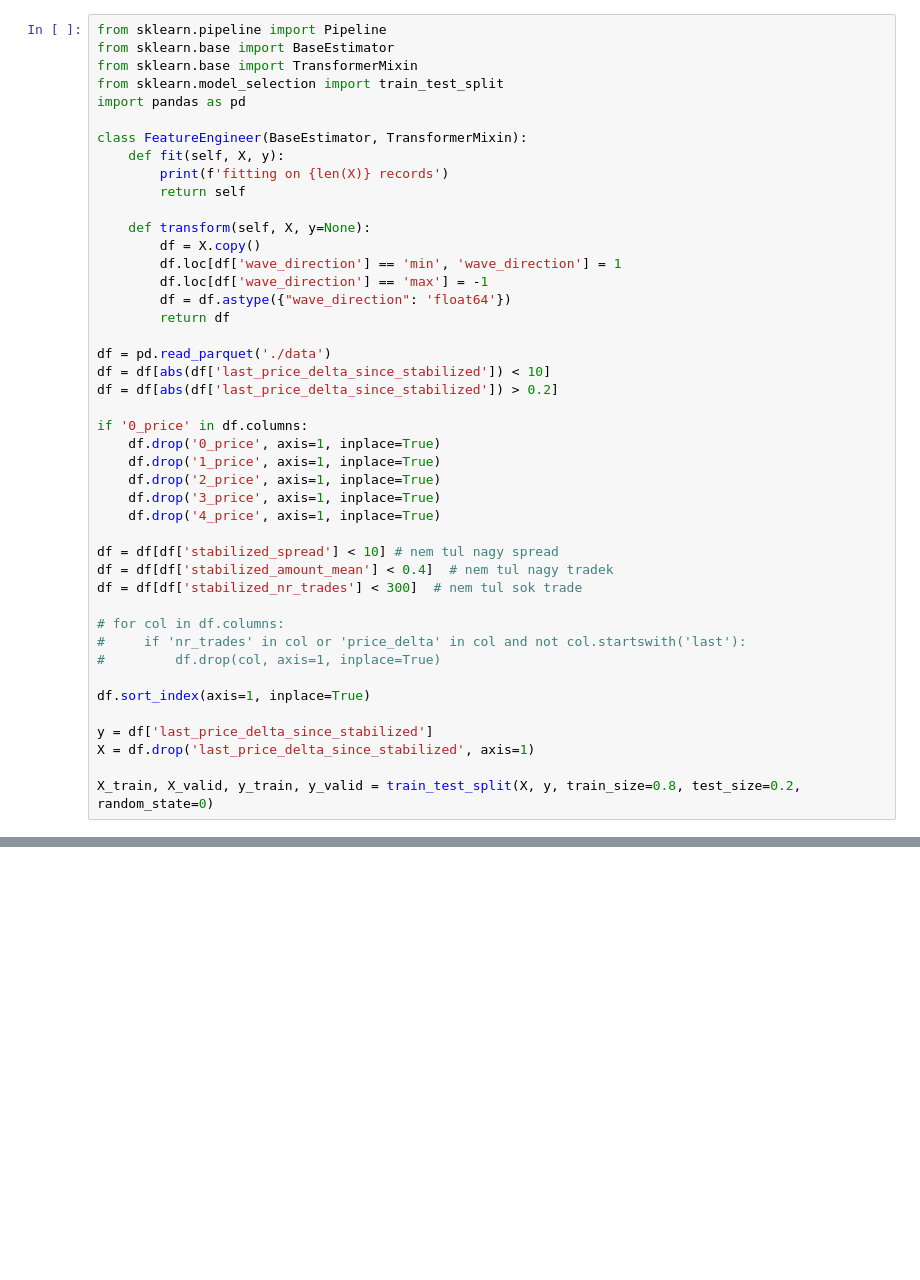
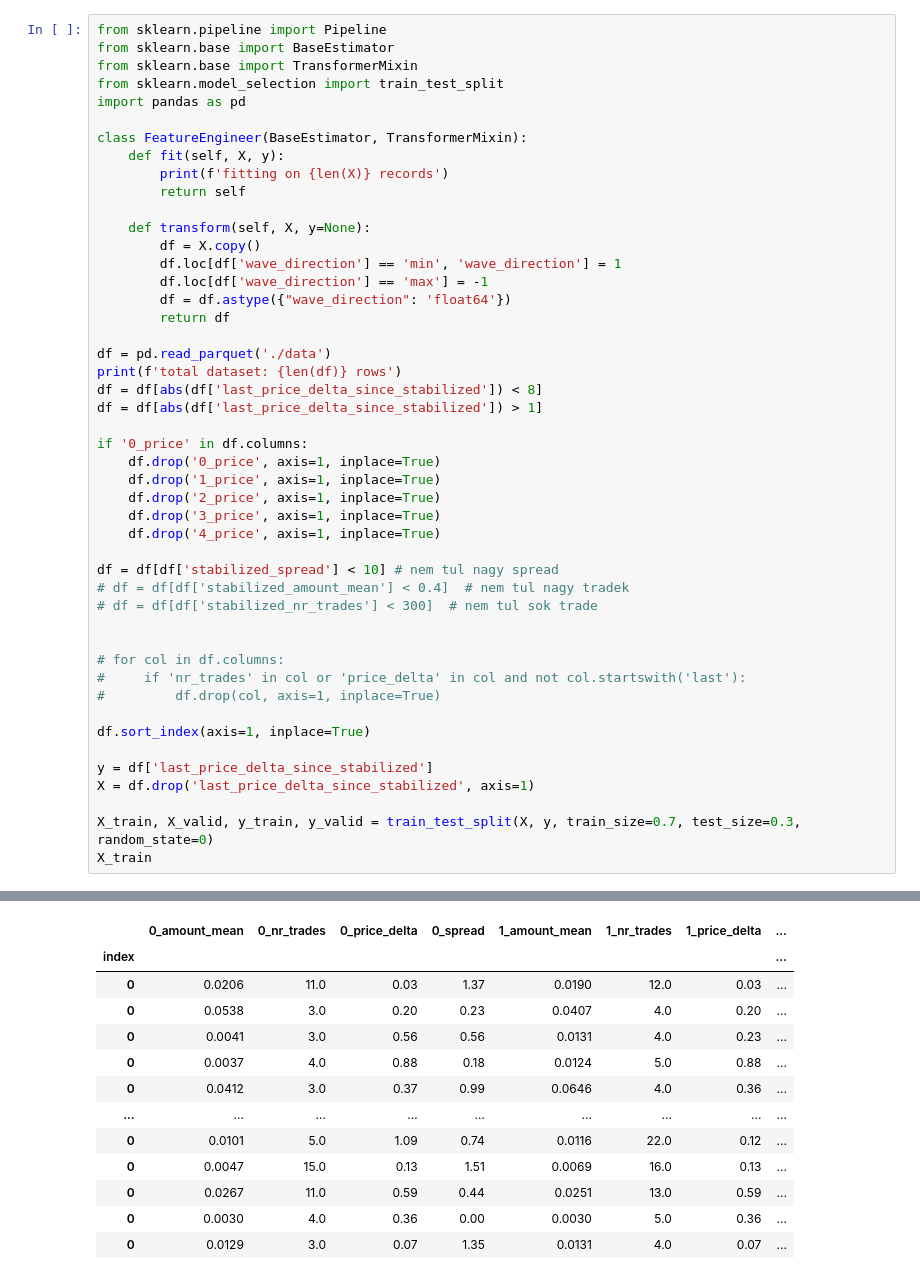
Before and after one commit to kjozsa/spreadsurfer, a Jupyter notebook: train_pipeline.ipynb, the cells around one changed output, grey strips where cells are left out. Drawn from its saved outputs; the diff is of its cells as text; blank space fills up the shorter version.

```diff
--- a/train_pipeline.ipynb
+++ b/train_pipeline.ipynb
@@ -18,8 +18,9 @@ class FeatureEngineer(BaseEstimator, TransformerMixin):
         return df
 
 df = pd.read_parquet('./data')
-df = df[abs(df['last_price_delta_since_stabilized']) < 10]
-df = df[abs(df['last_price_delta_since_stabilized']) > 0.2]
+print(f'total dataset: {len(df)} rows')
+df = df[abs(df['last_price_delta_since_stabilized']) < 8]
+df = df[abs(df['last_price_delta_since_stabilized']) > 1]
 
 if '0_price' in df.columns:
     df.drop('0_price', axis=1, inplace=True)
@@ -29,8 +30,9 @@ if '0_price' in df.columns:
     df.drop('4_price', axis=1, inplace=True)
 
 df = df[df['stabilized_spread'] < 10] # nem tul nagy spread
-df = df[df['stabilized_amount_mean'] < 0.4]  # nem tul nagy tradek
-df = df[df['stabilized_nr_trades'] < 300]  # nem tul sok trade
+# df = df[df['stabilized_amount_mean'] < 0.4]  # nem tul nagy tradek
+# df = df[df['stabilized_nr_trades'] < 300]  # nem tul sok trade
+
 
 # for col in df.columns:
 #     if 'nr_trades' in col or 'price_delta' in col and not col.startswith('last'):
@@ -41,4 +43,6 @@ df.sort_index(axis=1, inplace=True)
 y = df['last_price_delta_since_stabilized']
 X = df.drop('last_price_delta_since_stabilized', axis=1)
 
-X_train, X_valid, y_train, y_valid = train_test_split(X, y, train_size=0.8, test_size=0.2, random_state=0)
+X_train, X_valid, y_train, y_valid = train_test_split(X, y, train_size=0.7, test_size=0.3, random_state=0)
+X_train
+# %% [output]
@@ -44,0 +50,13 @@ X_train, X_valid, y_train, y_valid = train_test_split(X, y, train_size=0.8, test
+|  | 0_amount_mean | 0_nr_trades | 0_price_delta | 0_spread | 1_amount_mean | 1_nr_trades | 1_price_delta | ... |
+| index |  |  |  |  |  |  |  | ... |
+| 0 | 0.0206 | 11.0 | 0.03 | 1.37 | 0.0190 | 12.0 | 0.03 | ... |
+| 0 | 0.0538 | 3.0 | 0.20 | 0.23 | 0.0407 | 4.0 | 0.20 | ... |
+| 0 | 0.0041 | 3.0 | 0.56 | 0.56 | 0.0131 | 4.0 | 0.23 | ... |
+| 0 | 0.0037 | 4.0 | 0.88 | 0.18 | 0.0124 | 5.0 | 0.88 | ... |
+| 0 | 0.0412 | 3.0 | 0.37 | 0.99 | 0.0646 | 4.0 | 0.36 | ... |
+| ... | ... | ... | ... | ... | ... | ... | ... | ... |
+| 0 | 0.0101 | 5.0 | 1.09 | 0.74 | 0.0116 | 22.0 | 0.12 | ... |
+| 0 | 0.0047 | 15.0 | 0.13 | 1.51 | 0.0069 | 16.0 | 0.13 | ... |
+| 0 | 0.0267 | 11.0 | 0.59 | 0.44 | 0.0251 | 13.0 | 0.59 | ... |
+| 0 | 0.0030 | 4.0 | 0.36 | 0.00 | 0.0030 | 5.0 | 0.36 | ... |
+| 0 | 0.0129 | 3.0 | 0.07 | 1.35 | 0.0131 | 4.0 | 0.07 | ... |
```
Also changed, not shown: parts of 4 cells of this notebook, 5 other files.
